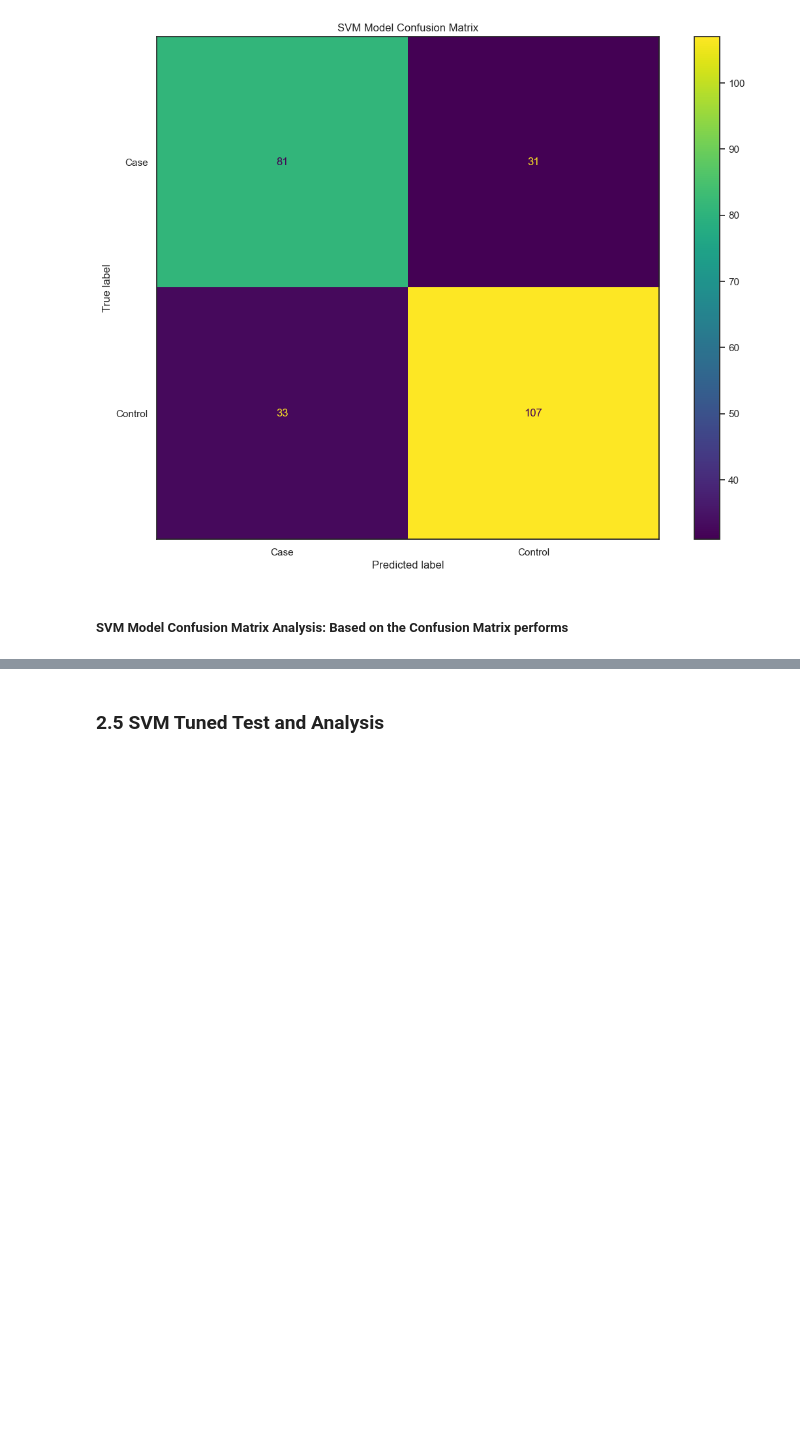
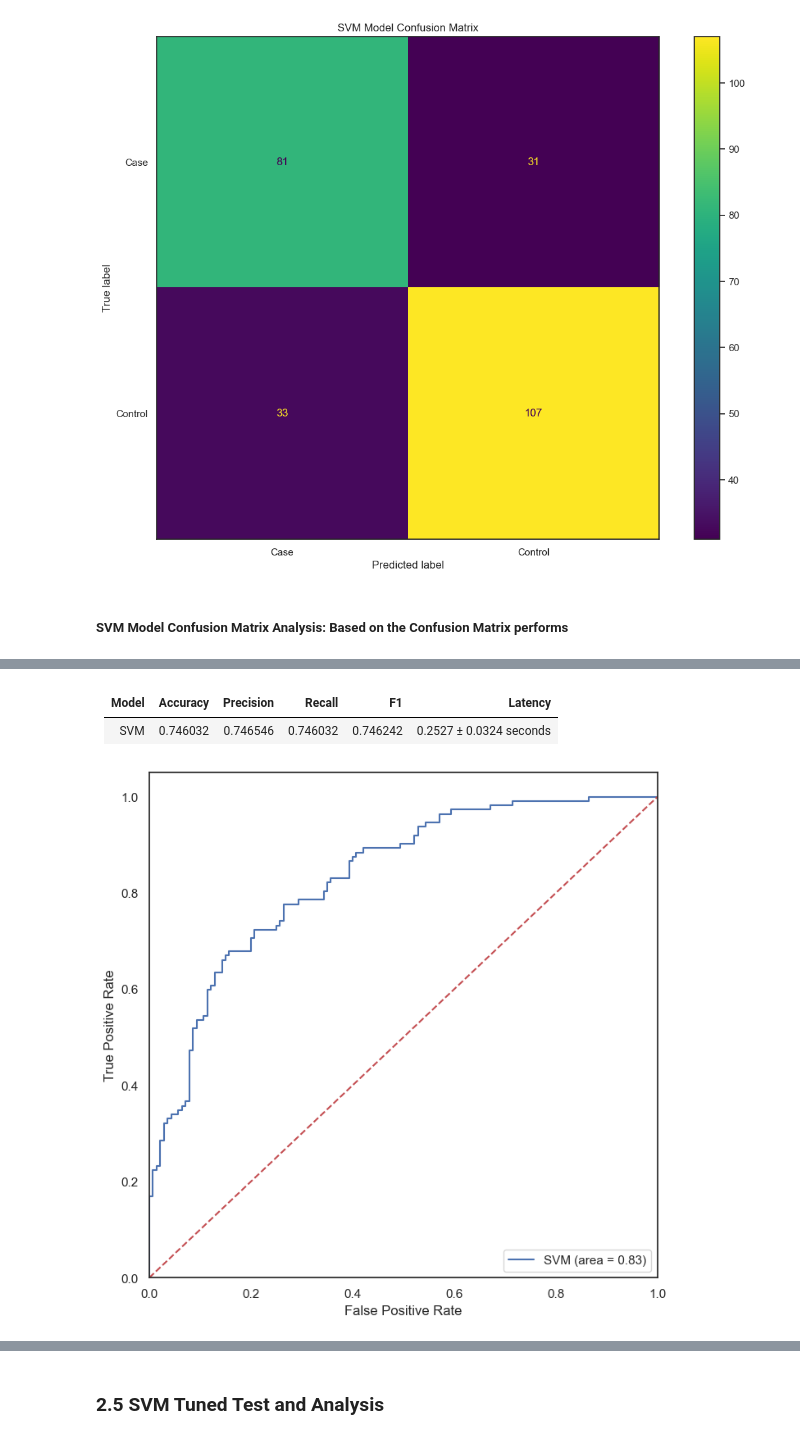
Before and after one commit to APS301123/Lung_Cancer_Classification_Project, a Jupyter notebook: Code/notebook_lung_cancer.ipynb, the cells around one changed output, grey strips where cells are left out. Cells and saved outputs as stored; diff of their text form; code cells hidden in the pictures; blank space fills up the shorter version.

```diff
--- a/Code/notebook_lung_cancer.ipynb
+++ b/Code/notebook_lung_cancer.ipynb
@@ -332 +335,11 @@ SVC(random_state = svm_seed, kernel='rbf')
 SVC(random_state=1)
+# %% [markdown]
+| Model   |   Accuracy |   Precision |   Recall |       F1 | Latency                 |
+|:--------|-----------:|------------:|---------:|---------:|:------------------------|
+| SVM     |   0.746032 |    0.746546 | 0.746032 | 0.746242 | 0.2527 ± 0.0324 seconds |
+# %%
+#visualize roc auc curve
+ml_analysis_custom.create_ROC_curve(8, 8, ['SVM'], [svm_pipeline], [X_test],
+                            [y_test], 'AUC-ROC Curve SVM Model', 'Case')
+# %% [output]
+[figure, added]
```
Also changed, not shown: parts of 15 cells of this notebook, 1 other file.
